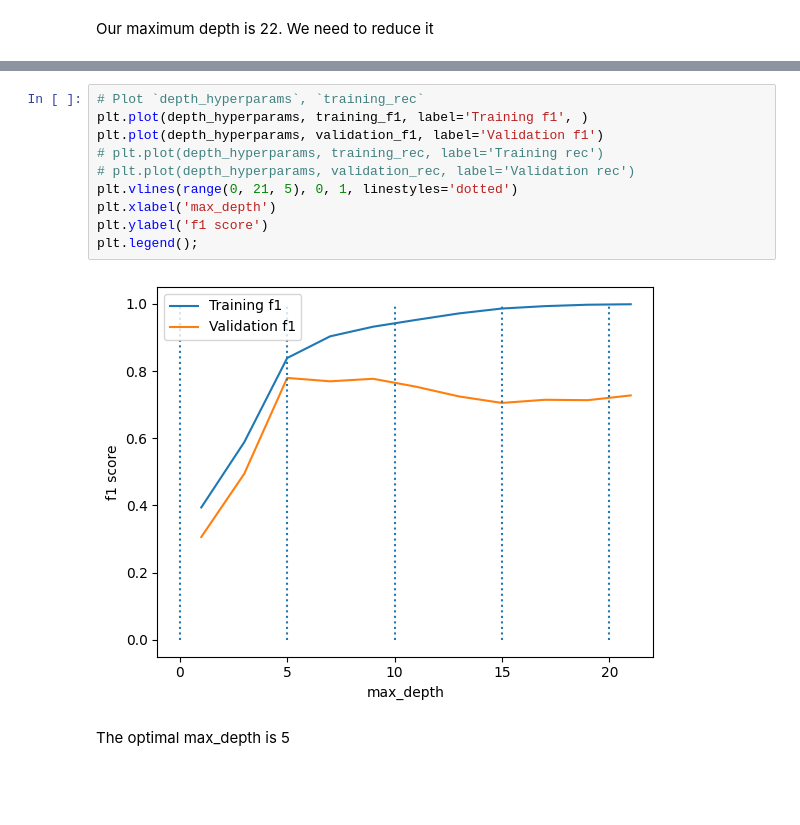
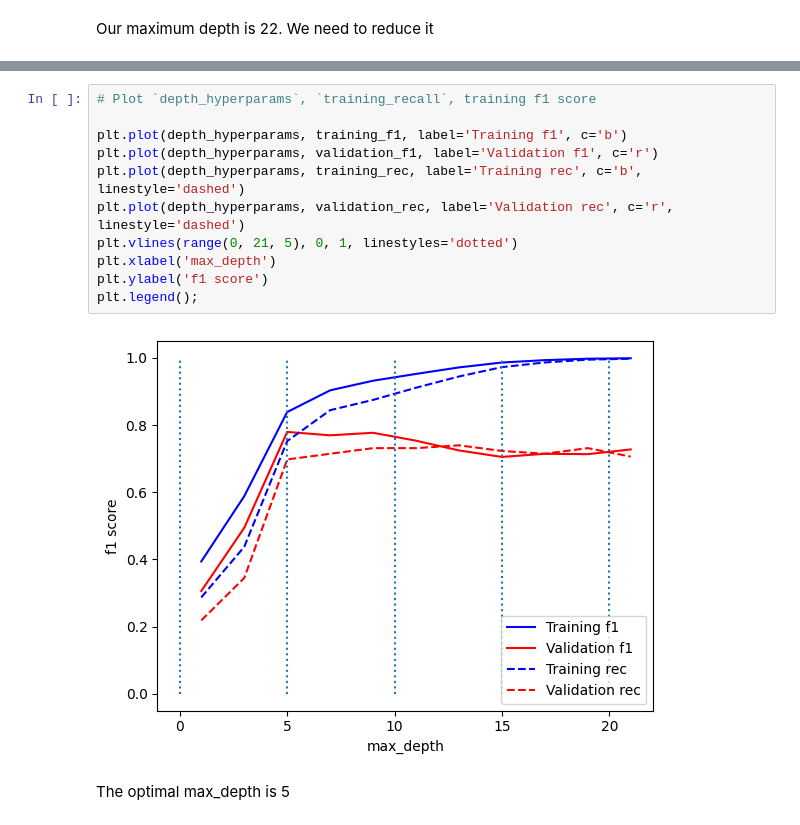
Before and after one commit to utility001/customer-churn-prediction, a Jupyter notebook: churn_model.ipynb, the cells around one changed output, grey strips where cells are left out. Cells and saved outputs as stored; diff of their text form; blank space fills up the shorter version.

```diff
--- a/churn_model.ipynb
+++ b/churn_model.ipynb
@@ -266,15 +278,16 @@ Wall time: 749 ms
 # %%
-# Plot `depth_hyperparams`, `training_rec`
-plt.plot(depth_hyperparams, training_f1, label='Training f1', )
-plt.plot(depth_hyperparams, validation_f1, label='Validation f1')
-# plt.plot(depth_hyperparams, training_rec, label='Training rec')
-# plt.plot(depth_hyperparams, validation_rec, label='Validation rec')
+# Plot `depth_hyperparams`, `training_recall`, training f1 score
+
+plt.plot(depth_hyperparams, training_f1, label='Training f1', c='b')
+plt.plot(depth_hyperparams, validation_f1, label='Validation f1', c='r')
+plt.plot(depth_hyperparams, training_rec, label='Training rec', c='b', linestyle='dashed')
+plt.plot(depth_hyperparams, validation_rec, label='Validation rec', c='r', linestyle='dashed')
 plt.vlines(range(0, 21, 5), 0, 1, linestyles='dotted')
 plt.xlabel('max_depth')
 plt.ylabel('f1 score')
 plt.legend();
 # %% [output]
-[figure, old version]
+[figure, new version]
 # %% [markdown]
 The optimal max_depth is 5
 # %%
```
Also changed, not shown: parts of 17 cells of this notebook, 5 other files.
